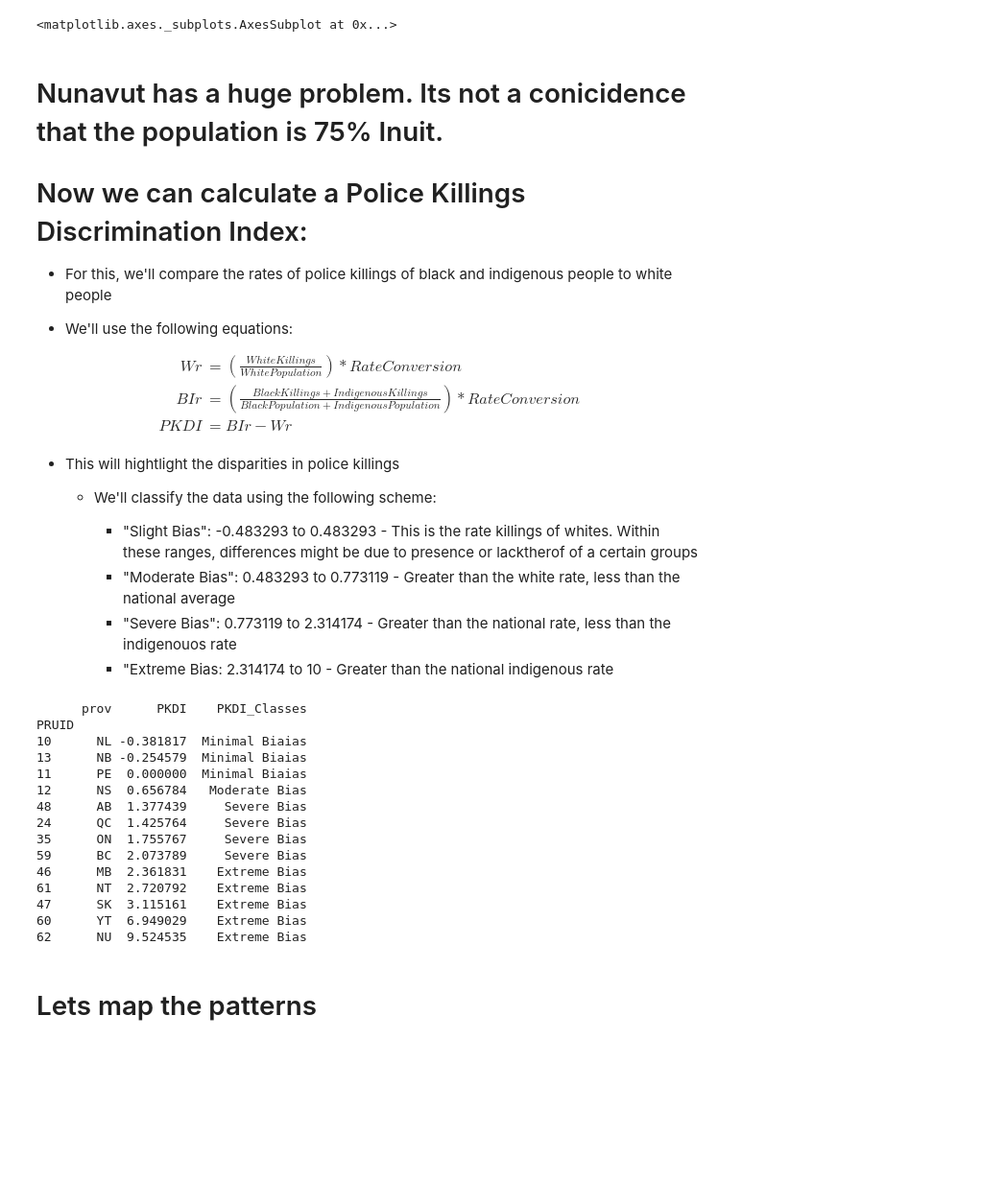
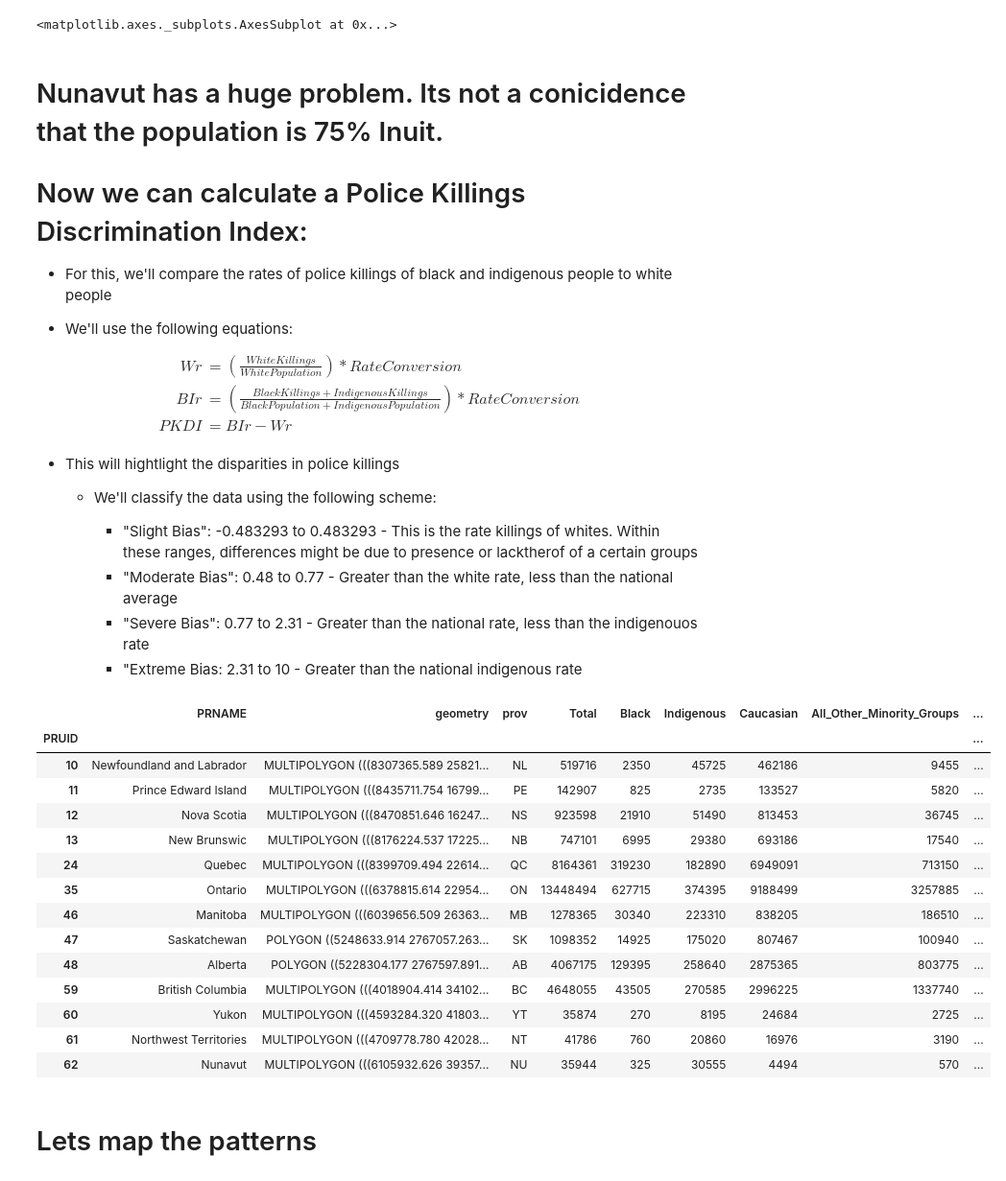
Before and after one commit to ubc-library-rc/Geospatial-Analysis-Visualization-with-Python, a Jupyter notebook: Geospatial Analysis & Visualization with Python.ipynb, the cells around one changed output. Shown at 96% size. Drawn from its saved outputs; the diff is of its cells as text; code cells hidden in the pictures; blank space fills up the shorter version.

```diff
--- a/Geospatial Analysis & Visualization with Python.ipynb
+++ b/Geospatial Analysis & Visualization with Python.ipynb
@@ -417,7 +417,7 @@ First_Year = police_Killings['date'].min().year
 Last_Year = police_Killings['date'].max().year
 
 Scale = 1e6
-Duration = Last_Year-First_Year
+Duration = (Last_Year-First_Year)+1
 rate_Conversion = Scale /  Duration
 
 # Racial_Rates = Racial_Rates * rate_Conversion
@@ -454,15 +454,9 @@ plt.tight_layout()
 # %%
 
 race_by_Province = police_Killings.groupby(['prov','race']).count()
-# print(race_by_Province)
-race_by_Province = race_by_Province['date'].unstack()#reset_index(level=0)
+race_by_Province = race_by_Province['date'].unstack()
 race_by_Province['Total'] = race_by_Province.sum(axis=1)
 
-# # Some provines/groups don't have any records.  Those are given NaN values, and need to be repalced with zeros
-# race_by_Province = race_by_Province.fillna(0)
-
-# Temp = Provincial_Boundaries.copy()
-Provincial_Boundaries=Temp.copy()
 
 for col in Races:
     Provincial_Boundaries = Provincial_Boundaries.join(race_by_Province[col],on='prov',rsuffix='_Killings')
@@ -471,7 +465,7 @@ for col in ['Unknown','Total']:
     Provincial_Boundaries = Provincial_Boundaries.join(race_by_Province[col],on='prov',rsuffix='_Killings')
 Provincial_Boundaries
 
-# # Provincial_Boundaries = Provincial_Boundaries.join(race_by_Province['Unknown'],on='prov',rsuffix='_Killings')
+# Some provines/groups don't have any records.  Those are given NaN values, and need to be repalced with zeros
 Provincial_Boundaries[[x+'_Killings' for x in Races]]=Provincial_Boundaries[[x+'_Killings' for x in Races]].fillna(0)
 Provincial_Boundaries['Total_Killings']=Provincial_Boundaries['Total_Killings'].fillna(0)
 Provincial_Boundaries[['Unknown' for x in Races]].fillna(0)
@@ -488,7 +482,7 @@ Provincial_Boundaries.head()
 # %% [markdown]
 # Lets calcualte the police killing rate (PKR) on the provincial level
 # %%
-Provincial_Boundaries['PKR']=Provincial_Boundaries['Total_Killings']/Provincial_Boundaries['Total']*rate_Conversion
+Provincial_Boundaries['PKR']=(Provincial_Boundaries['Total_Killings']/Provincial_Boundaries['Total']*rate_Conversion).round(2)
 
 Provincial_Boundaries.plot(column='PKR',legend=True,scheme='naturalbreaks')
 # %% [output]
@@ -515,40 +509,41 @@ Provincial_Boundaries.plot(column='PKR',legend=True,scheme='naturalbreaks')
     * We'll classify the data using the following scheme:
 
         * "Slight Bias": -0.483293 to 0.483293 - This is the rate killings of whites.  Within these ranges, differences might be due to presence or lacktherof of a certain groups
-        * "Moderate Bias": 0.483293 to 0.773119 - Greater than the white rate, less than the national average
-        * "Severe Bias": 0.773119 to 2.314174 - Greater than the national rate, less than the indigenouos rate
-        * "Extreme Bias: 2.314174 to 10 - Greater than the national indigenous rate
+        * "Moderate Bias": 0.48 to 0.77 - Greater than the white rate, less than the national average
+        * "Severe Bias": 0.77 to 2.31 - Greater than the national rate, less than the indigenouos rate
+        * "Extreme Bias: 2.31 to 10 - Greater than the national indigenous rate
 # %%
 Provincial_Boundaries['Wr']=Provincial_Boundaries['Caucasian_Killings']/Provincial_Boundaries['Caucasian']*rate_Conversion
 Provincial_Boundaries['BIr']=(Provincial_Boundaries['Indigenous_Killings']+Provincial_Boundaries['Black_Killings'])/(Provincial_Boundaries['Indigenous']+Provincial_Boundaries['Black'])*rate_Conversion
 
 Provincial_Boundaries['PKDI'] = Provincial_Boundaries['BIr'] - Provincial_Boundaries['Wr']
 
 Provincial_Boundaries['PKDI']=Provincial_Boundaries['PKDI'].fillna(0)
 
 
-bins = [-0.483293,0.483293,0.773119,2.314174,10]
+bins = [-0.48,0.48,0.77,2.31,10.0]
 labels = ['Minimal Biaias','Moderate Bias','Severe Bias','Extreme Bias']
-Provincial_Boundaries['PKDI_Classes']=(pd.cut(Provincial_Boundaries['PKDI'],bins=bins,labels=labels))
+Provincial_Boundaries['PKDI_Classes']=(pd.cut(Provincial_Boundaries['PKDI'],bins=bins,labels=labels)).astype('str')
 
+Provincial_Boundaries.round(2)
 
-print(Provincial_Boundaries[['prov','PKDI','PKDI_Classes']].sort_values(by='PKDI'))
+# print(Provincial_Boundaries[['prov','PKDI','PKDI_Classes']].sort_values(by='PKDI').round(2))
 # %% [output]
-      prov      PKDI    PKDI_Classes
-PRUID
-10      NL -0.381817  Minimal Biaias
-13      NB -0.254579  Minimal Biaias
-11      PE  0.000000  Minimal Biaias
-12      NS  0.656784   Moderate Bias
-48      AB  1.377439     Severe Bias
-24      QC  1.425764     Severe Bias
-35      ON  1.755767     Severe Bias
-59      BC  2.073789     Severe Bias
-46      MB  2.361831    Extreme Bias
-61      NT  2.720792    Extreme Bias
-47      SK  3.115161    Extreme Bias
-60      YT  6.949029    Extreme Bias
-62      NU  9.524535    Extreme Bias
+|  | PRNAME | geometry | prov | Total | Black | Indigenous | Caucasian | All_Other_Minority_Groups | ... |
+| PRUID |  |  |  |  |  |  |  |  | ... |
+| 10 | Newfoundland and Labrador | MULTIPOLYGON (((8307365.589 25821... | NL | 519716 | 2350 | 45725 | 462186 | 9455 | ... |
+| 11 | Prince Edward Island | MULTIPOLYGON (((8435711.754 16799... | PE | 142907 | 825 | 2735 | 133527 | 5820 | ... |
+| 12 | Nova Scotia | MULTIPOLYGON (((8470851.646 16247... | NS | 923598 | 21910 | 51490 | 813453 | 36745 | ... |
+| 13 | New Brunswic | MULTIPOLYGON (((8176224.537 17225... | NB | 747101 | 6995 | 29380 | 693186 | 17540 | ... |
+| 24 | Quebec | MULTIPOLYGON (((8399709.494 22614... | QC | 8164361 | 319230 | 182890 | 6949091 | 713150 | ... |
+| 35 | Ontario | MULTIPOLYGON (((6378815.614 22954... | ON | 13448494 | 627715 | 374395 | 9188499 | 3257885 | ... |
+| 46 | Manitoba | MULTIPOLYGON (((6039656.509 26363... | MB | 1278365 | 30340 | 223310 | 838205 | 186510 | ... |
+| 47 | Saskatchewan | POLYGON ((5248633.914 2767057.263... | SK | 1098352 | 14925 | 175020 | 807467 | 100940 | ... |
+| 48 | Alberta | POLYGON ((5228304.177 2767597.891... | AB | 4067175 | 129395 | 258640 | 2875365 | 803775 | ... |
+| 59 | British Columbia | MULTIPOLYGON (((4018904.414 34102... | BC | 4648055 | 43505 | 270585 | 2996225 | 1337740 | ... |
+| 60 | Yukon | MULTIPOLYGON (((4593284.320 41803... | YT | 35874 | 270 | 8195 | 24684 | 2725 | ... |
+| 61 | Northwest Territories | MULTIPOLYGON (((4709778.780 42028... | NT | 41786 | 760 | 20860 | 16976 | 3190 | ... |
+| 62 | Nunavut | MULTIPOLYGON (((6105932.626 39357... | NU | 35944 | 325 | 30555 | 4494 | 570 | ... |
 # %% [markdown]
 # Lets map the patterns
 # %%
```
Also changed, not shown: parts of 21 cells of this notebook, 8 other files.
